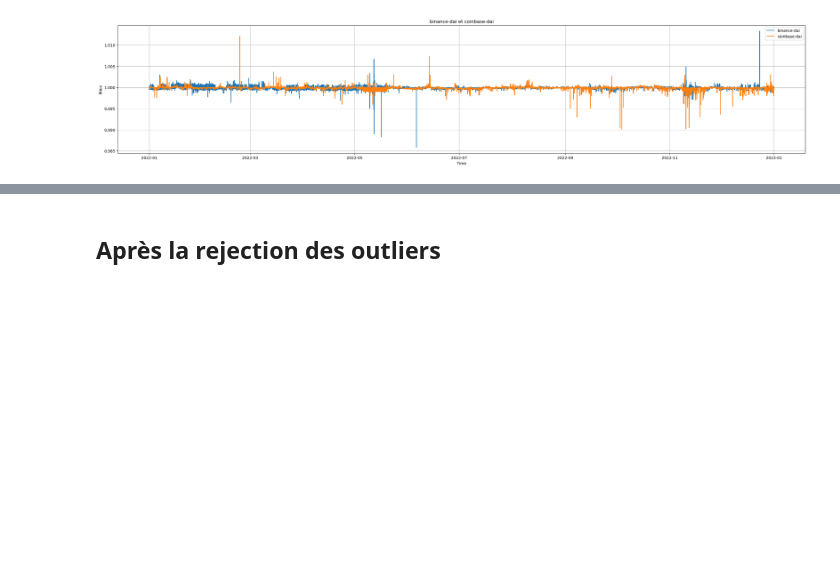
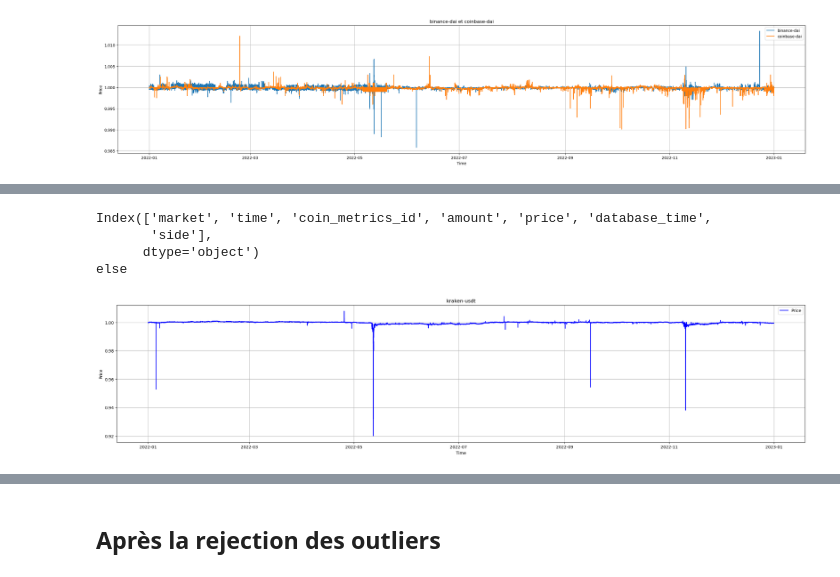
Before and after one commit to tilian15/stable_analysis, a Jupyter notebook: nettoyage-dai (1) (1).ipynb, the cells around one changed output, grey strips where cells are left out. Drawn from its saved outputs; the diff is of its cells as text; code cells hidden in the pictures; blank space fills up the shorter version.

```diff
--- a/nettoyage-dai (1) (1).ipynb
+++ b/nettoyage-dai (1) (1).ipynb
@@ -258,0 +267,8 @@ plot_stablecoin_prices_multi(["binance-dai","coinbase-dai"],"binance-dai et coin
+# %%
+plot_stablecoin_prices("kraken-usdt","kraken-usdt",dataframes)
+# %% [output]
+Index(['market', 'time', 'coin_metrics_id', 'amount', 'price', 'database_time',
+       'side'],
+      dtype='object')
+else
+[figure, added]
```
Also changed, not shown: parts of 9 cells of this notebook.
